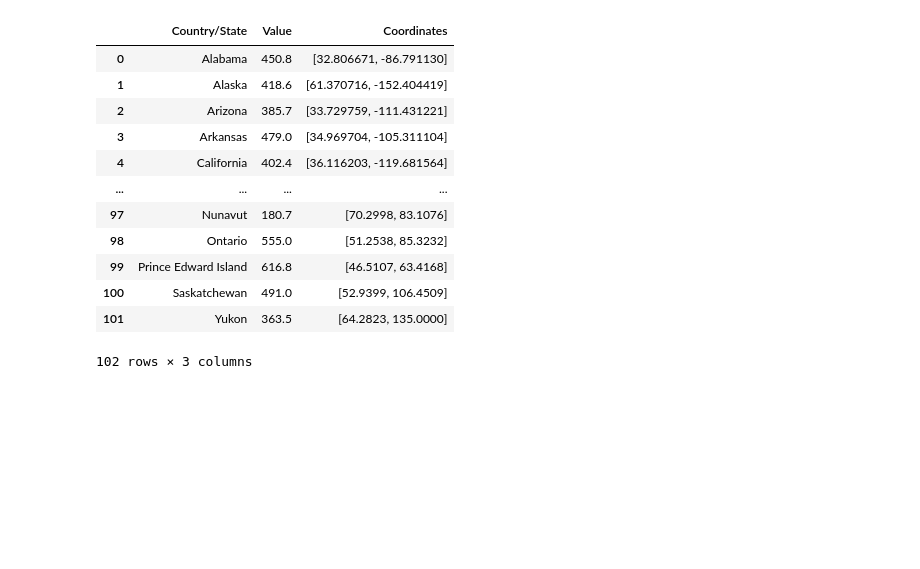
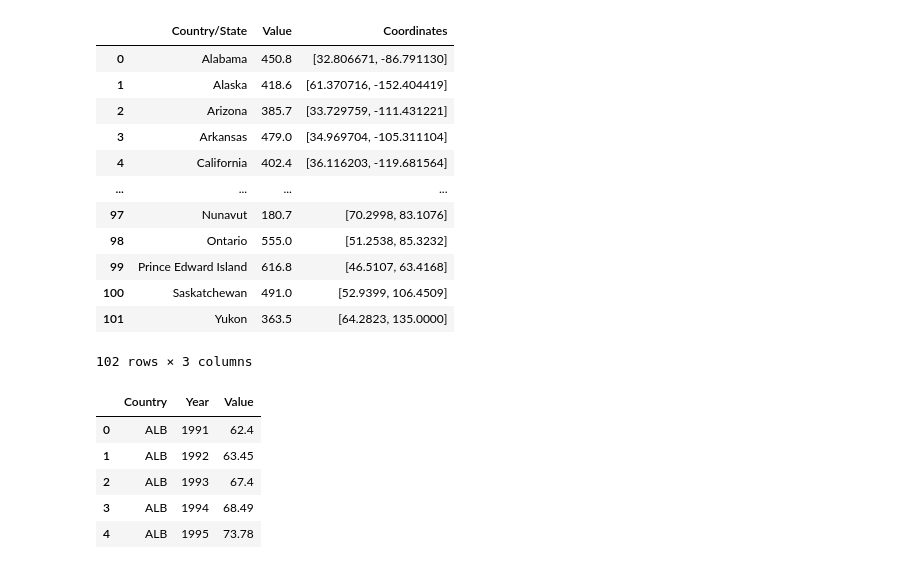
Before and after one commit to mjraines/Project-3, a Jupyter notebook: cancer_data.ipynb, the cells around one changed output. Cells and saved outputs as stored; diff of their text form; code cells hidden in the pictures; blank space fills up the shorter version.

```diff
--- a/cancer_data.ipynb
+++ b/cancer_data.ipynb
@@ -273,3 +273,20 @@ final_data
 import os
 os.makedirs('Out_data', exist_ok=True)
 final_data.to_csv('Out_data/final_data.csv')
+# %%
+csv_path = "Resources/cancer.csv"
+en_cancer_df = pd.read_csv(csv_path, encoding="utf-8", header=None)
+en_cancer_df.columns=("Country", "na", "Sex", "Year", "Value")
+en_cancer_df_1 = en_cancer_df.drop([0,1])
+en_cancer_df_1.reset_index(drop=True, inplace=True)
+en_cancer_df_2 = en_cancer_df_1.drop(columns=["na", "Sex"])
+
+
+en_cancer_df_2.head()
+# %% [output]
+|  | Country | Year | Value |
+| 0 | ALB | 1991 | 62.4 |
+| 1 | ALB | 1992 | 63.45 |
+| 2 | ALB | 1993 | 67.4 |
+| 3 | ALB | 1994 | 68.49 |
+| 4 | ALB | 1995 | 73.78 |
```
Also changed, not shown: parts of 5 cells of this notebook, 4 other files.
